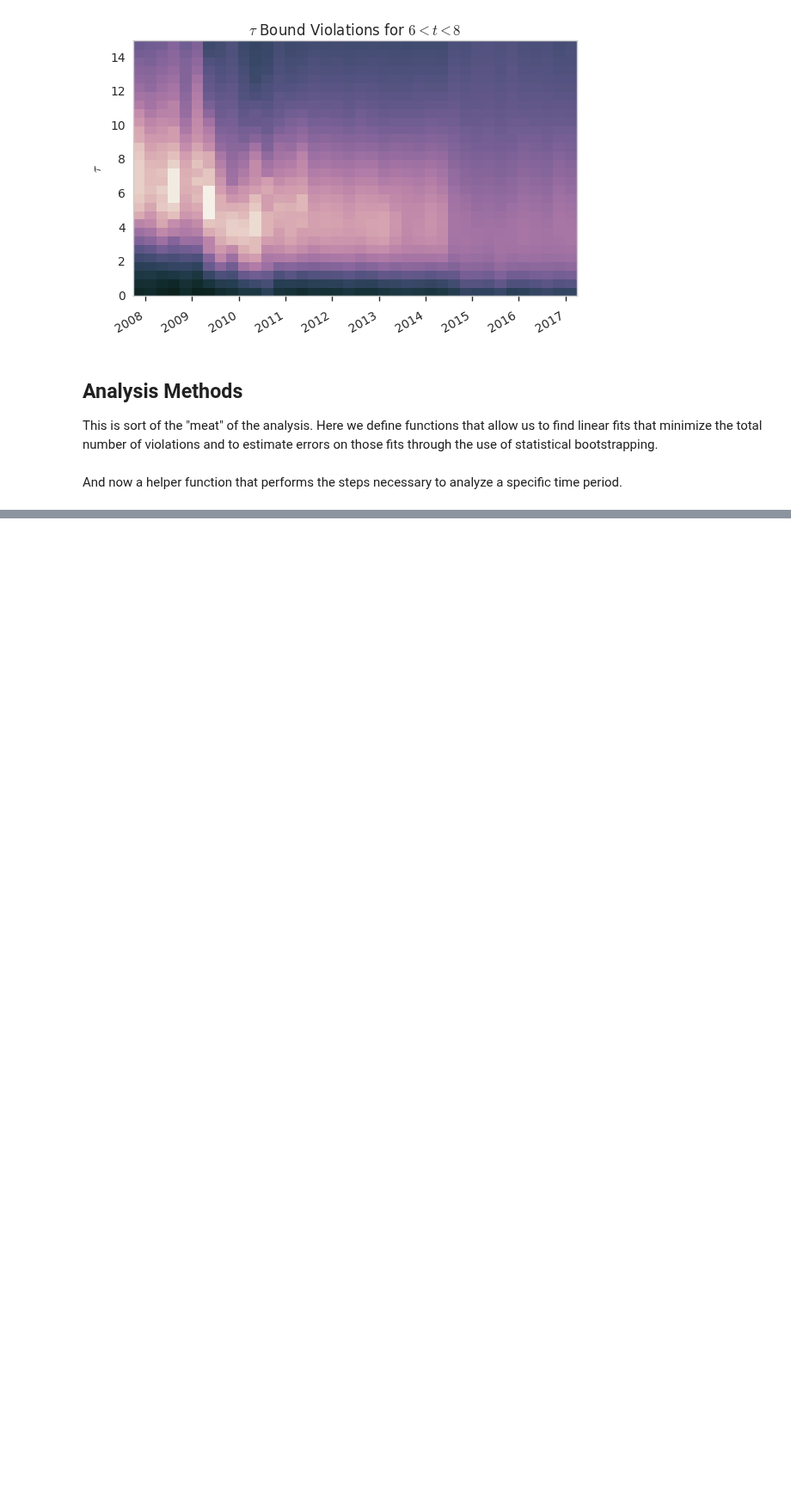
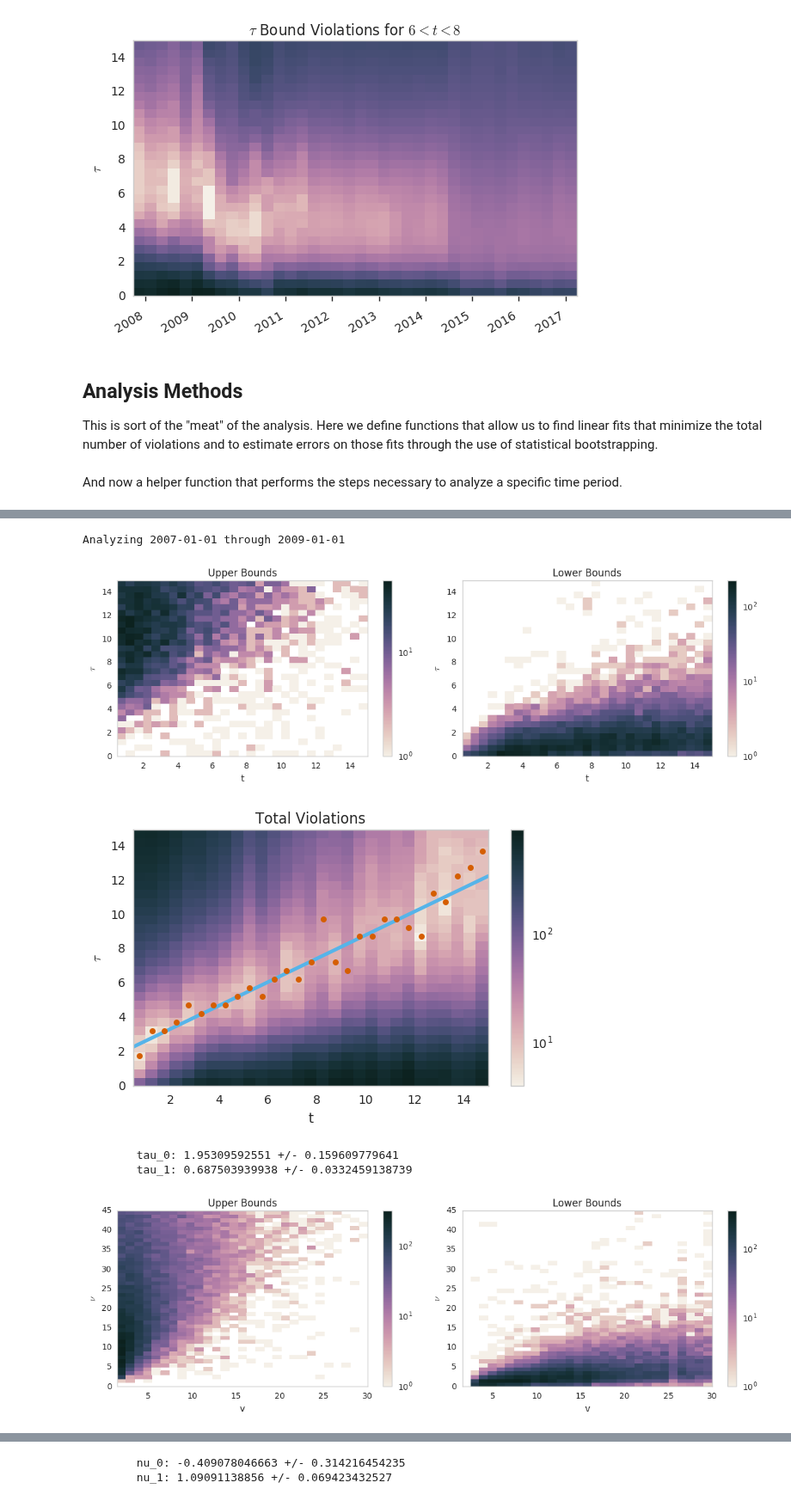
Before and after one commit to sangaline/reverse-engineering-the-hacker-news-ranking-algorithm, a Jupyter notebook: Reverse Engineering the Hacker News Ranking Algorithm.ipynb, the cells around one changed output, grey strips where cells are left out. Shown at 86% size. Saved outputs shown, nothing was run; the diff lists cells and outputs as text; code cells hidden in the pictures; blank space fills up the shorter version.

Commit message:
Add the analysis of the various epochs.

```diff
--- a/Reverse Engineering the Hacker News Ranking Algorithm.ipynb
+++ b/Reverse Engineering the Hacker News Ranking Algorithm.ipynb
@@ -401,0 +406,9 @@ def analyze_epoch(start_time=dt.date(2007, 1, 1), end_time = dt.date(2009, 1, 1)
+# %%
+analyze_epoch(tau_bins=(29, 30), nu_bins=(29, 45), suffix='2007-2009')
+# %% [output]
+Analyzing 2007-01-01 through 2009-01-01
+[figure, added]
+[figure, added]
+        tau_0: 1.95309592551 +/- 0.159609779641
+        tau_1: 0.687503939938 +/- 0.0332459138739
+[figure, added]
@@ -401,0 +416,2 @@ def analyze_epoch(start_time=dt.date(2007, 1, 1), end_time = dt.date(2009, 1, 1)
+        nu_0: -0.409078046663 +/- 0.314216454235
+        nu_1: 1.09091138856 +/- 0.069423432527
```
Also changed, not shown: parts of 4 cells of this notebook.
